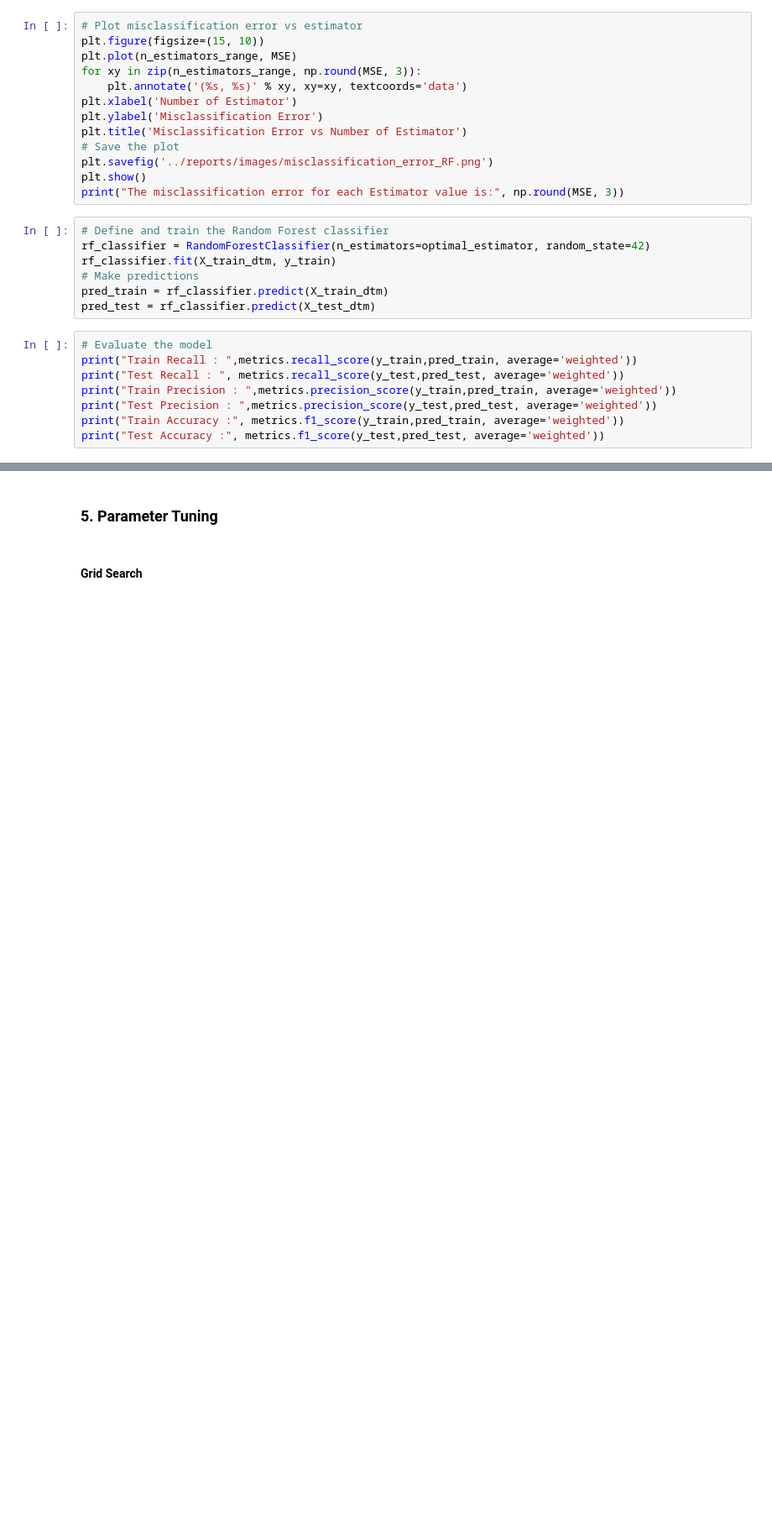
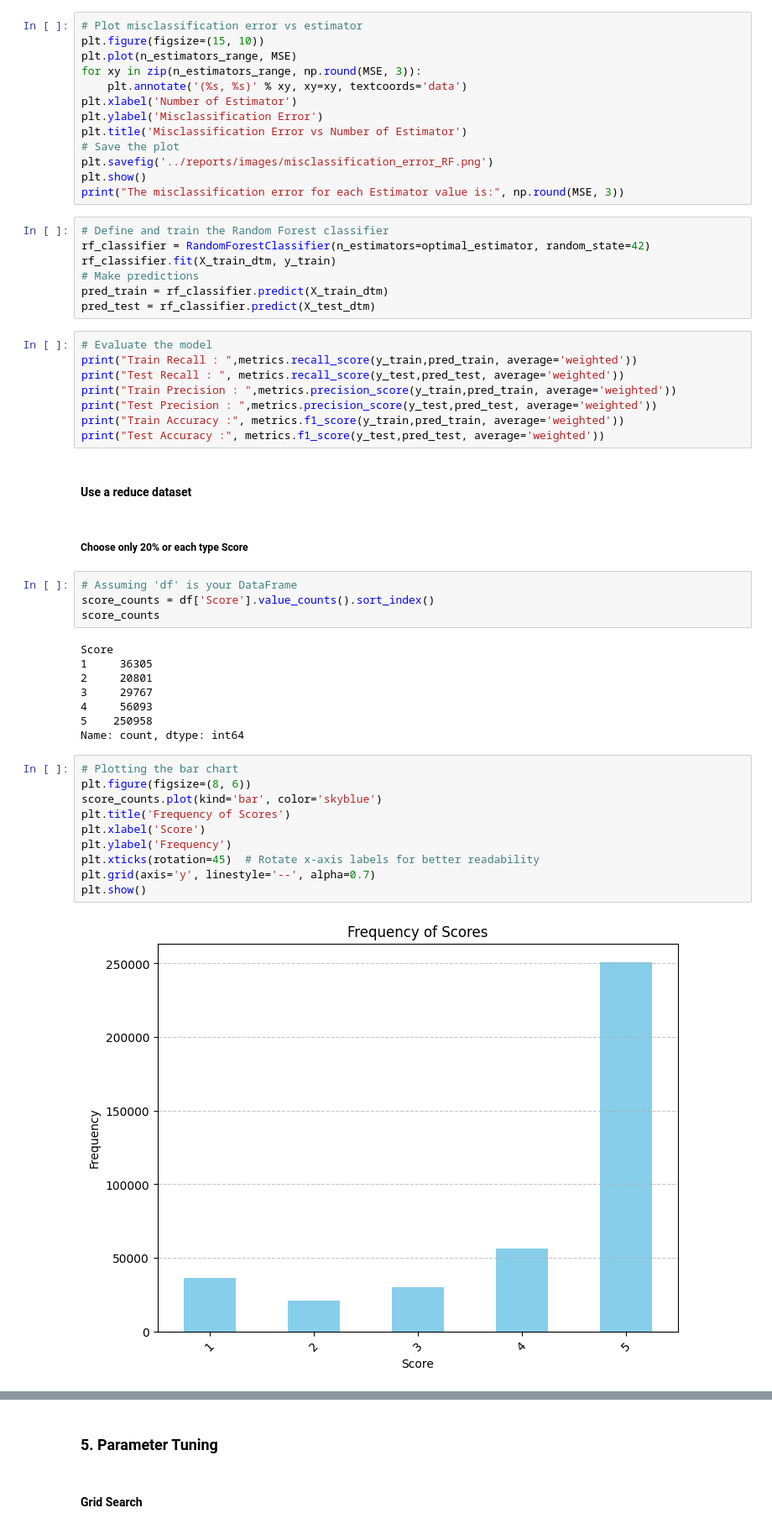
Before and after one commit to anapovedaavanade/Project_Capstone, a Jupyter notebook: code/Project.ipynb, the cells around one changed output, grey strips where cells are left out. Shown at 84% size. Saved outputs shown, nothing was run; the diff lists cells and outputs as text; blank space fills up the shorter version.

```diff
--- a/code/Project.ipynb
+++ b/code/Project.ipynb
@@ -1357,3 +1363,31 @@ print("Train Precision : ",metrics.precision_score(y_train,pred_train, average='
 print("Test Precision : ",metrics.precision_score(y_test,pred_test, average='weighted'))
 print("Train Accuracy :", metrics.f1_score(y_train,pred_train, average='weighted'))
 print("Test Accuracy :", metrics.f1_score(y_test,pred_test, average='weighted'))
+# %% [markdown]
+#### Use a reduce dataset
+# %% [markdown]
+##### Choose only 20% or each type Score
+# %%
+# Assuming 'df' is your DataFrame
+score_counts = df['Score'].value_counts().sort_index()
+score_counts
+# %% [output]
+Score
+1     36305
+2     20801
+3     29767
+4     56093
+5    250958
+Name: count, dtype: int64
+# %%
+# Plotting the bar chart
+plt.figure(figsize=(8, 6))
+score_counts.plot(kind='bar', color='skyblue')
+plt.title('Frequency of Scores')
+plt.xlabel('Score')
+plt.ylabel('Frequency')
+plt.xticks(rotation=45)  # Rotate x-axis labels for better readability
+plt.grid(axis='y', linestyle='--', alpha=0.7)
+plt.show()
+# %% [output]
+[figure, added]
```
Also changed, not shown: parts of 73 cells of this notebook.
